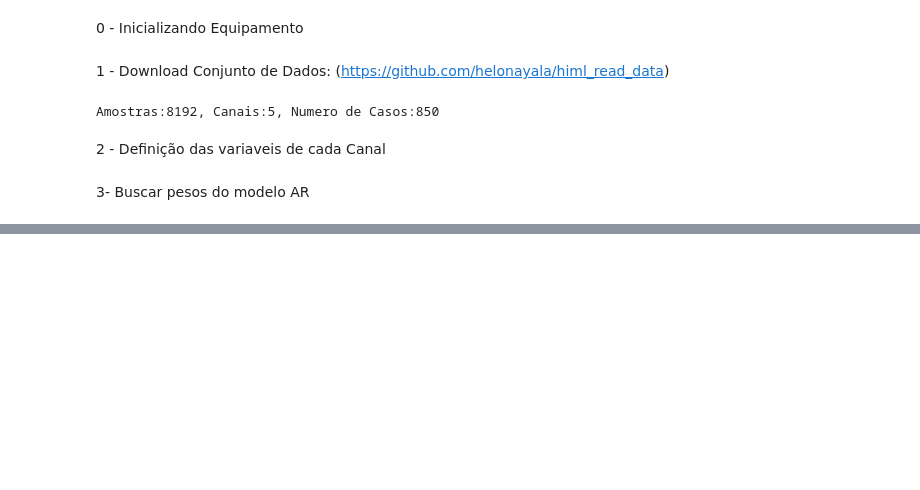
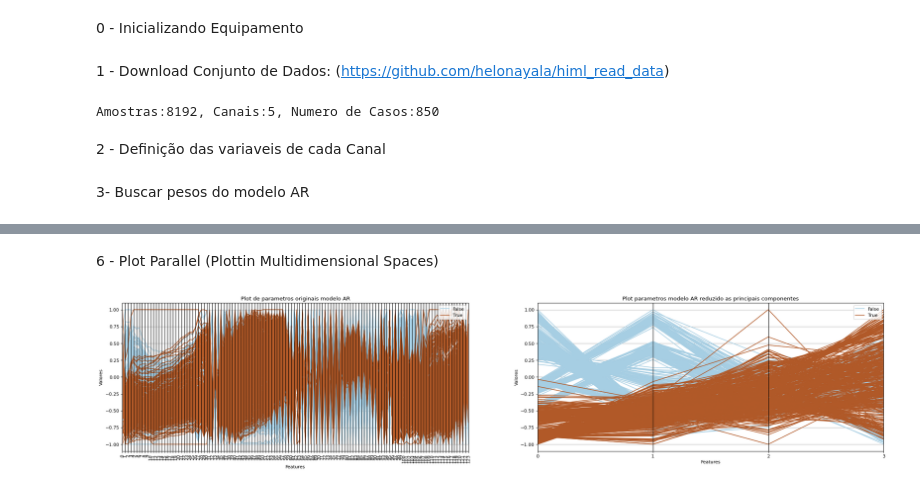
Before and after one commit to freitaass/himl_Take-home_exercises_gfs, a Jupyter notebook: 02_feature/main.ipynb, the cells around one changed output, grey strips where cells are left out. Drawn from its saved outputs; the diff is of its cells as text; code cells hidden in the pictures; blank space fills up the shorter version.

```diff
--- a/02_feature/main.ipynb
+++ b/02_feature/main.ipynb
@@ -77,0 +90,25 @@ Numero de Componentes que garante 90% da variancia explica é de 4. Total Variâ
+# %%
+#Montar metodo de normalização
+scaler = MinMaxScaler(feature_range=(-1,1))
+
+indDam = y > 9 #False = "Não Danificado" | True = "Danificado"
+dfARX1 = pd.concat([pd.DataFrame(scaler.fit_transform(FeatAR)),pd.DataFrame({'target':indDam})],axis=1) #Normalização e criação de DF para plot de X1
+dfARX2 = pd.concat([pd.DataFrame(scaler.fit_transform(X2)),pd.DataFrame({'target':indDam})],axis=1)     #Normalização e criação de DF para plot de X2
+# %% [markdown]
+6 - Plot Parallel (Plottin Multidimensional Spaces)
+# %%
+plt.figure(facecolor='white',figsize=(30, 6), dpi=80)
+plt.subplot(121)
+pd.plotting.parallel_coordinates(dfARX1,'target',colormap=plt.get_cmap('Paired'))
+plt.ylabel('Valores')
+plt.xlabel('Features')
+plt.xticks(rotation=90)
+plt.title('Plot de parametros originais modelo AR')
+plt.subplot(122)
+pd.plotting.parallel_coordinates(dfARX2,'target',colormap=plt.get_cmap('Paired'))
+plt.ylabel('Valores')
+plt.xlabel('Features')
+plt.title('Plot parametros modelo AR reduzido as principais componentes')
+plt.show()
+# %% [output]
+[figure, added]
```
Also changed, not shown: parts of 9 cells of this notebook, 1 other file.
